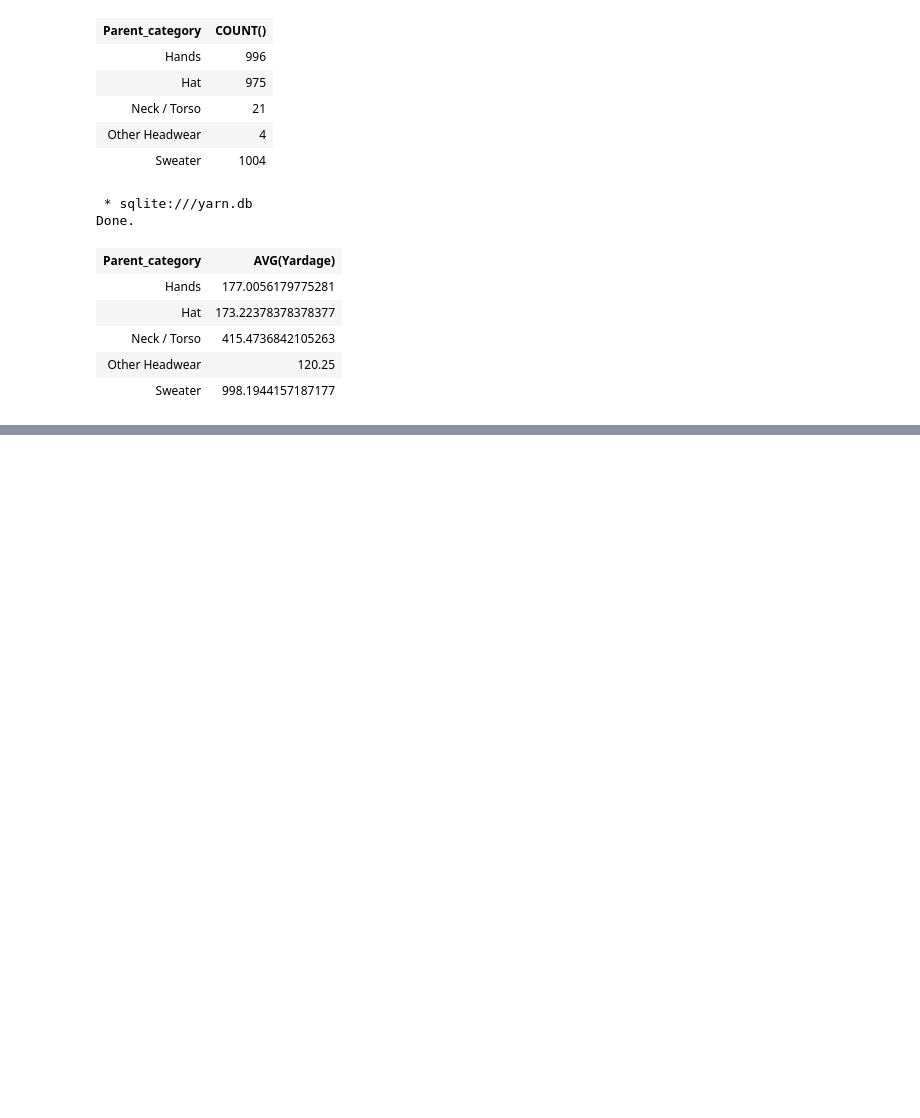
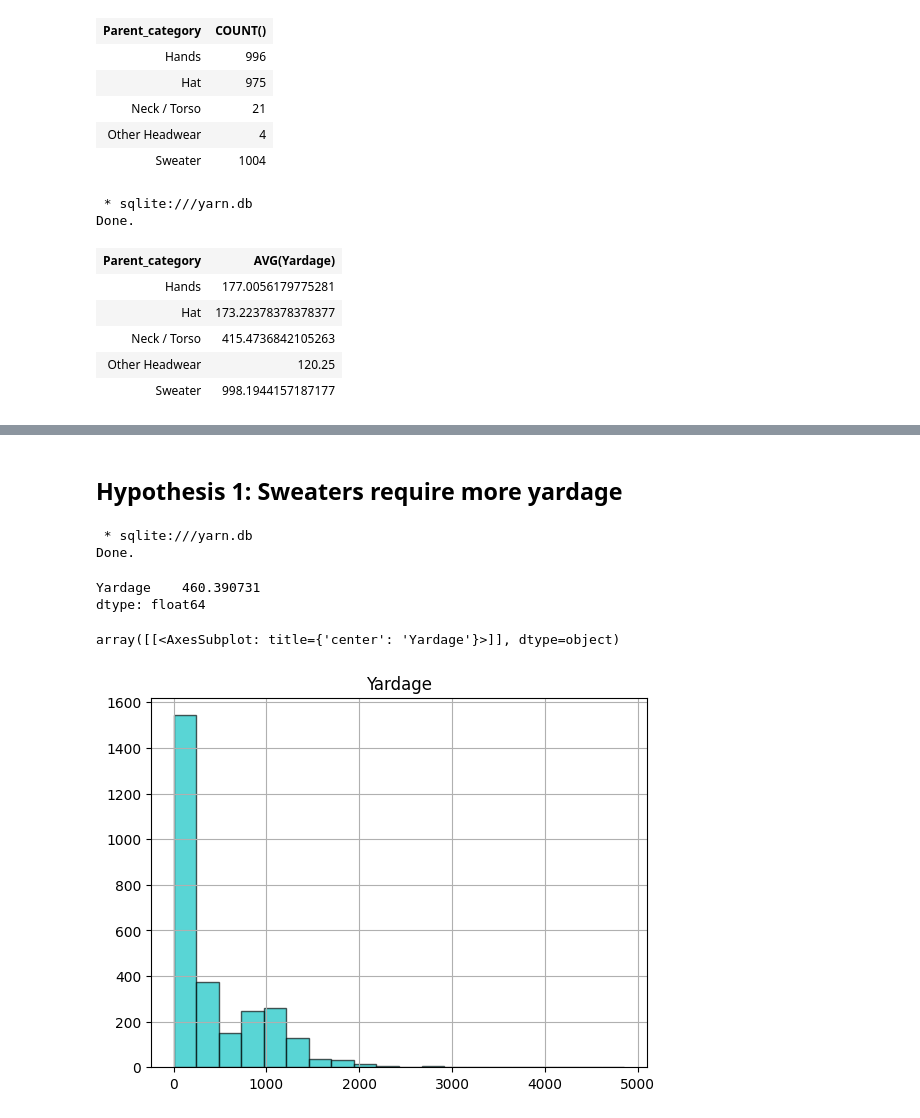
Before and after one commit to trueskawka/data-science-and-sql, a Jupyter notebook: notebook.ipynb, the cells around one changed output, grey strips where cells are left out. Saved outputs shown, nothing was run; the diff lists cells and outputs as text; code cells hidden in the pictures; blank space fills up the shorter version.

```diff
--- a/notebook.ipynb
+++ b/notebook.ipynb
@@ -205,0 +221,14 @@ Done.
+# %% [markdown]
+## Hypothesis 1: Sweaters require more yardage
+# %%
+# getting yardage data into a pandas data frame
+select_yardage = %sql SELECT Yardage FROM patterns;
+yardage_df = select_yardage.DataFrame()
+
+# caculating mean
+yardage_df.mean()
+# %% [output]
+ * sqlite:///yarn.db
+Done.
+Yardage    460.390731
+dtype: float64
@@ -205,0 +238,5 @@ Done.
+# %%
+yardage_df.hist(color='c', bins=20, edgecolor='k', alpha=0.65)
+# %% [output]
+array([[<AxesSubplot: title={'center': 'Yardage'}>]], dtype=object)
+[figure, added]
```
Also changed, not shown: parts of 35 cells of this notebook, 2 other files.
